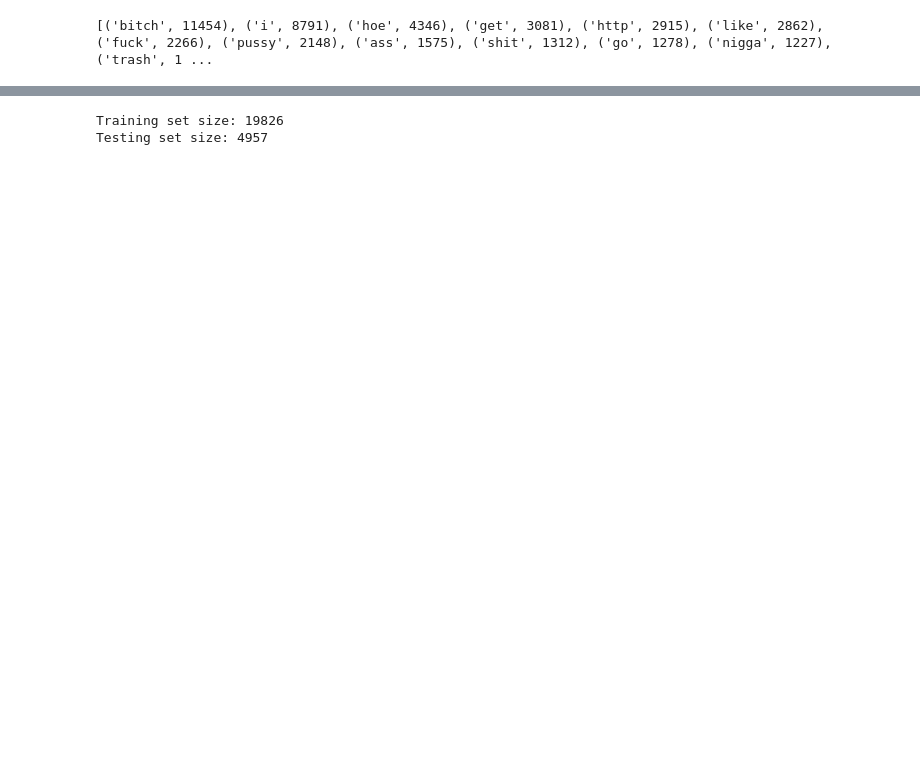
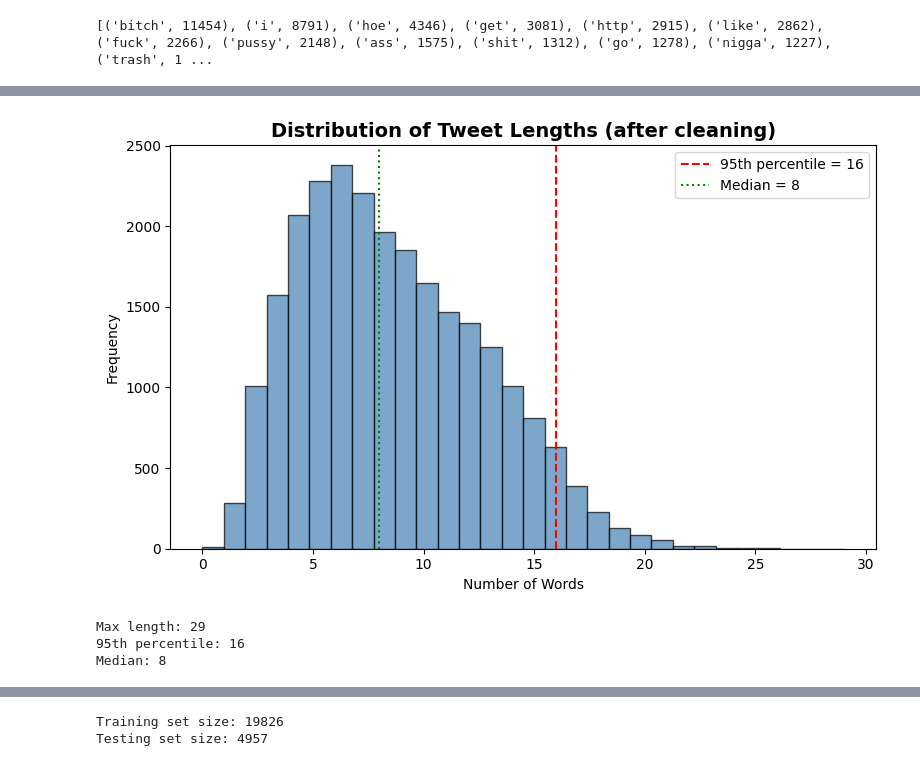
Before and after one commit to rohit-Jung/DL-6CS012, a Jupyter notebook: assessment/part3/language-task.ipynb, the cells around one changed output, grey strips where cells are left out. Drawn from its saved outputs; the diff is of its cells as text; code cells hidden in the pictures; blank space fills up the shorter version.

```diff
--- a/assessment/part3/language-task.ipynb
+++ b/assessment/part3/language-task.ipynb
@@ -370,0 +410,25 @@ plt.show()
+# %%
+# EDA: Text length distribution
+text_lengths = df['cleaned'].str.split().str.len()
+plt.figure(figsize=(8, 5))
+plt.hist(text_lengths, bins=30, color='steelblue', edgecolor='black', alpha=0.7)
+plt.axvline(x=np.percentile(text_lengths, 95), color='red', linestyle='--',
+            label=f'95th percentile = {np.percentile(text_lengths, 95):.0f}')
+plt.axvline(x=text_lengths.median(), color='green', linestyle=':',
+            label=f'Median = {text_lengths.median():.0f}')
+plt.title('Distribution of Tweet Lengths (after cleaning)', fontsize=14, fontweight='bold')
+plt.xlabel('Number of Words')
+plt.ylabel('Frequency')
+plt.legend()
+plt.tight_layout()
+os.makedirs('./outputs/figures/eda', exist_ok=True)
+plt.savefig('./outputs/figures/eda/text_length_distribution.png', bbox_inches='tight', dpi=150)
+plt.show()
+print(f'Max length: {text_lengths.max()}')
+print(f'95th percentile: {np.percentile(text_lengths, 95):.0f}')
+print(f'Median: {text_lengths.median():.0f}')
+# %% [output]
+[figure, added]
+Max length: 29
+95th percentile: 16
+Median: 8
```
Also changed, not shown: parts of 50 cells of this notebook, 7 other files.
